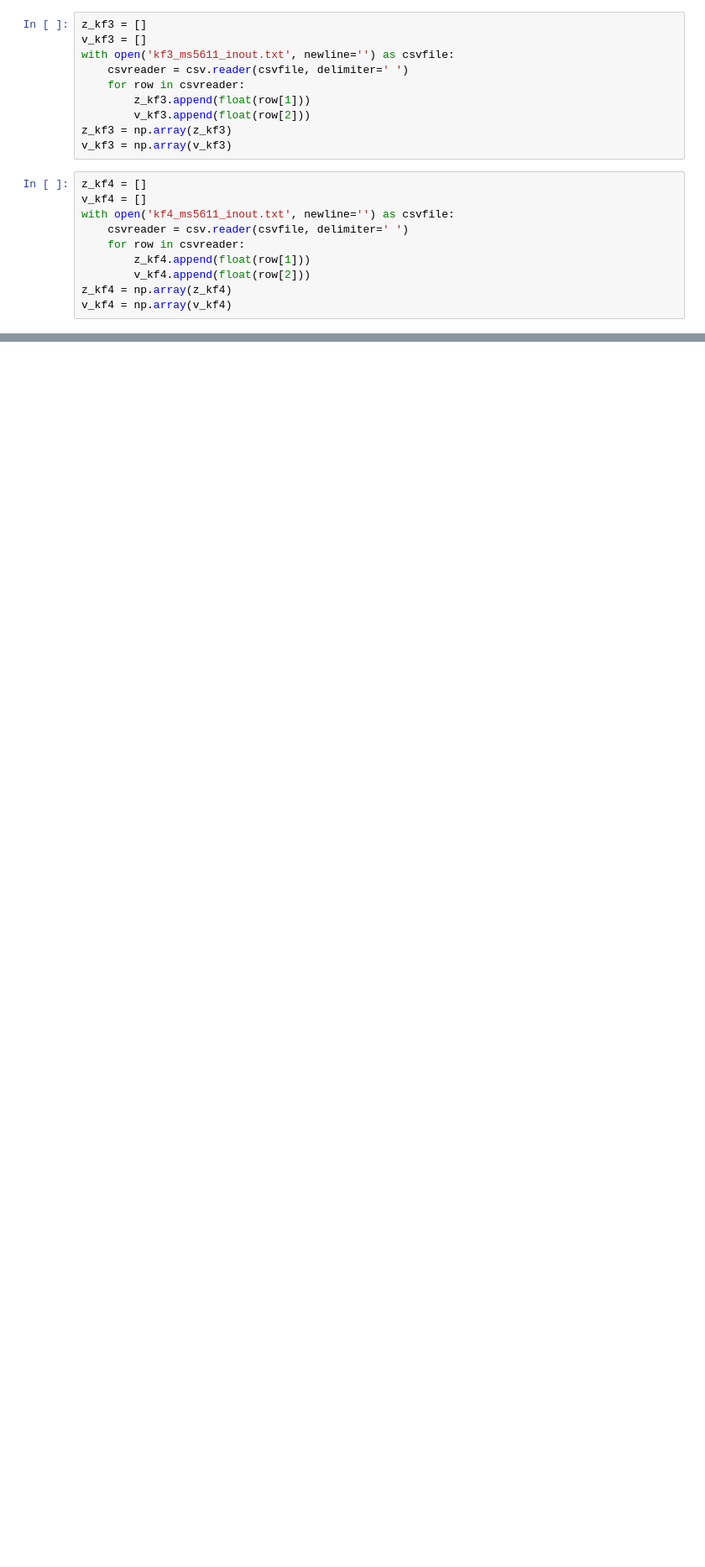
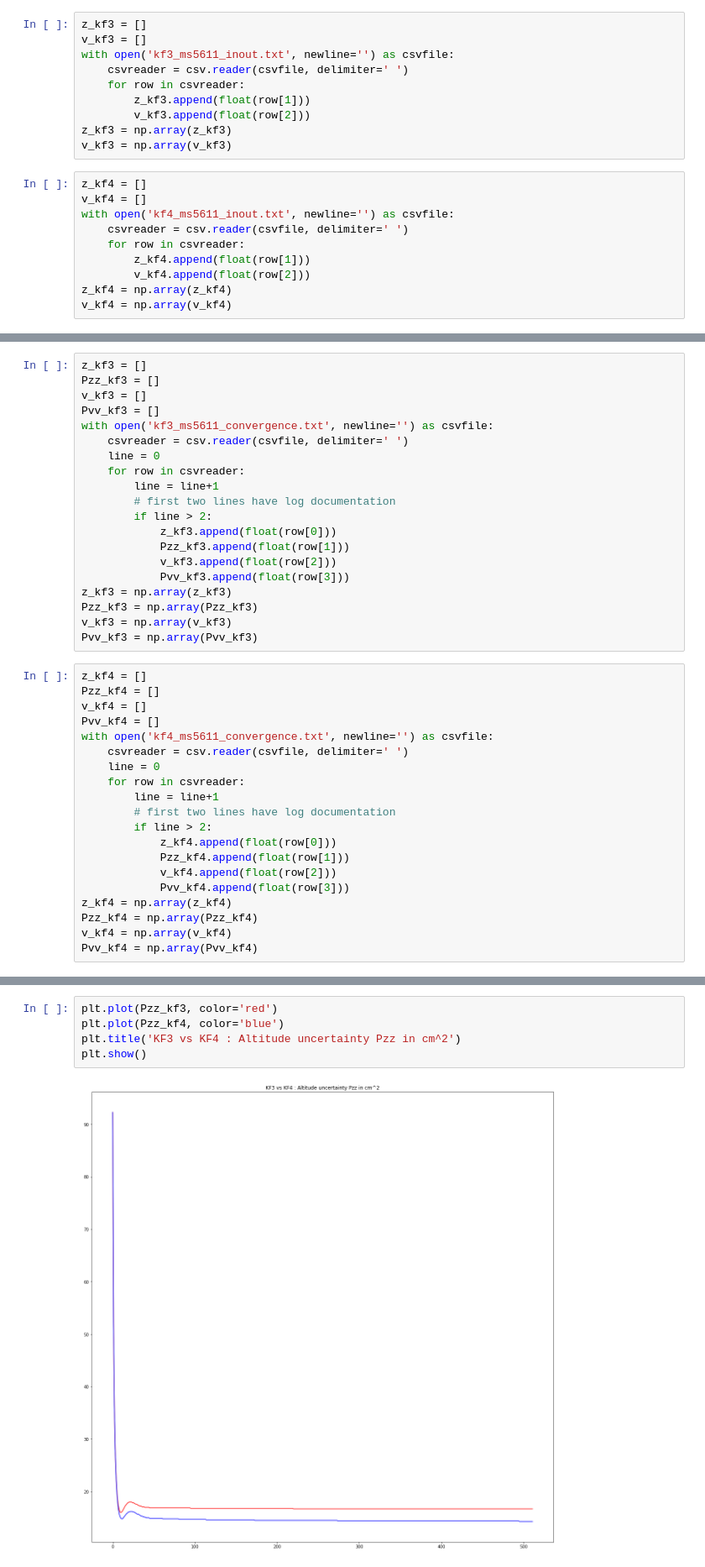
Before and after one commit to har-in-air/ESP32_IMU_BARO_GPS_VARIO, a Jupyter notebook: offline/compare_kf2_kf3_kf4.ipynb, the cells around one changed output, grey strips where cells are left out. Shown at 84% size. Drawn from its saved outputs; the diff is of its cells as text; blank space fills up the shorter version.

Commit message:
update documentation

```diff
--- a/offline/compare_kf2_kf3_kf4.ipynb
+++ b/offline/compare_kf2_kf3_kf4.ipynb
@@ -107,0 +155,40 @@ plt.show()
+# %%
+z_kf3 = []
+Pzz_kf3 = []
+v_kf3 = []
+Pvv_kf3 = []
+with open('kf3_ms5611_convergence.txt', newline='') as csvfile:
+    csvreader = csv.reader(csvfile, delimiter=' ')
+    line = 0
+    for row in csvreader:
+        line = line+1
+        # first two lines have log documentation
+        if line > 2:
+            z_kf3.append(float(row[0]))
+            Pzz_kf3.append(float(row[1]))
+            v_kf3.append(float(row[2]))
+            Pvv_kf3.append(float(row[3]))
+z_kf3 = np.array(z_kf3)
+Pzz_kf3 = np.array(Pzz_kf3)
+v_kf3 = np.array(v_kf3)
+Pvv_kf3 = np.array(Pvv_kf3)
+# %%
+z_kf4 = []
+Pzz_kf4 = []
+v_kf4 = []
+Pvv_kf4 = []
+with open('kf4_ms5611_convergence.txt', newline='') as csvfile:
+    csvreader = csv.reader(csvfile, delimiter=' ')
+    line = 0
+    for row in csvreader:
+        line = line+1
+        # first two lines have log documentation
+        if line > 2:
+            z_kf4.append(float(row[0]))
+            Pzz_kf4.append(float(row[1]))
+            v_kf4.append(float(row[2]))
+            Pvv_kf4.append(float(row[3]))
+z_kf4 = np.array(z_kf4)
+Pzz_kf4 = np.array(Pzz_kf4)
+v_kf4 = np.array(v_kf4)
+Pvv_kf4 = np.array(Pvv_kf4)
@@ -107,0 +199,7 @@ plt.show()
+# %%
+plt.plot(Pzz_kf3, color='red')
+plt.plot(Pzz_kf4, color='blue')
+plt.title('KF3 vs KF4 : Altitude uncertainty Pzz in cm^2')
+plt.show()
+# %% [output]
+[figure, added]
```
Also changed, not shown: parts of 15 cells of this notebook, 5 other files.
